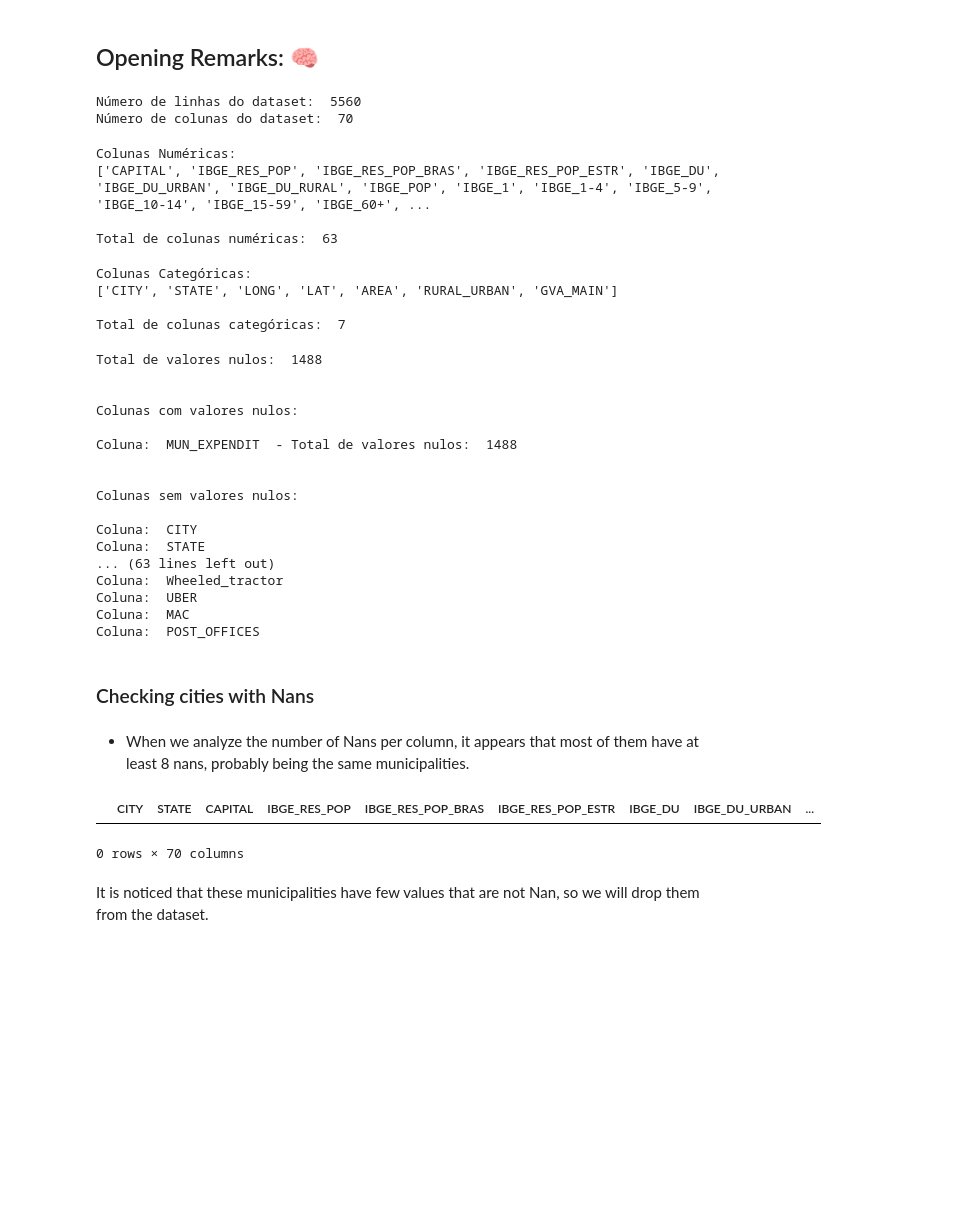
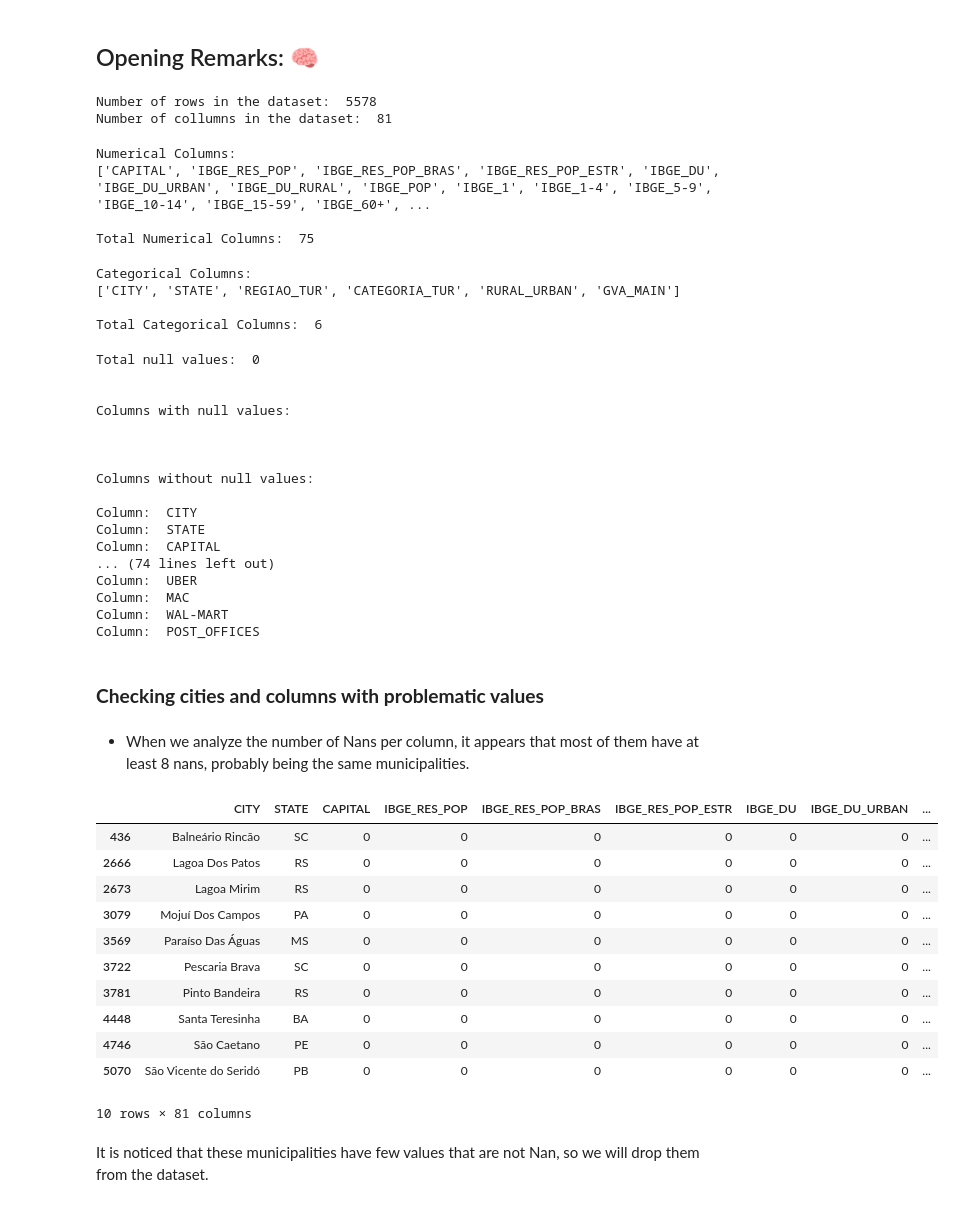
Before and after one commit to Nasiasene/ICD_project, a Jupyter notebook: ProjetoICD.ipynb, the cells around one changed output. Drawn from its saved outputs; the diff is of its cells as text; code cells hidden in the pictures; blank space fills up the shorter version.

```diff
--- a/ProjetoICD.ipynb
+++ b/ProjetoICD.ipynb
@@ -214,0 +209,3 @@ ParserError: Error tokenizing data. C error: Expected 1 fields in line 28, saw 3
+# %%
+df = pd.read_csv('BRAZIL_CITIES.csv')
+df
@@ -215,68 +226,78 @@ ParserError: Error tokenizing data. C error: Expected 1 fields in line 28, saw 3
 # %% [markdown]
 ## Opening Remarks: 🧠
 # %%
-print('Número de linhas do dataset: ', df.shape[0])
-print('Número de colunas do dataset: ', df.shape[1])
+print('Number of rows in the dataset: ', df.shape[0])
+print('Number of collumns in the dataset: ', df.shape[1])
 # %% [output]
-Número de linhas do dataset:  5560
-Número de colunas do dataset:  70
+Number of rows in the dataset:  5578
+Number of collumns in the dataset:  81
 # %%
 colunas_numericas = df.select_dtypes(include = ['float64', 'int64']).columns.tolist()
-print(f"Colunas Numéricas: \n{colunas_numericas}")
-print("\nTotal de colunas numéricas: ", len(colunas_numericas))
+print(f"Numerical Columns: \n{colunas_numericas}")
+print("\nTotal Numerical Columns: ", len(colunas_numericas))
 # %% [output]
-Colunas Numéricas:
+Numerical Columns:
 ['CAPITAL', 'IBGE_RES_POP', 'IBGE_RES_POP_BRAS', 'IBGE_RES_POP_ESTR', 'IBGE_DU', 'IBGE_DU_URBAN', 'IBGE_DU_RURAL', 'IBGE_POP', 'IBGE_1', 'IBGE_1-4', 'IBGE_5-9', 'IBGE_10-14', 'IBGE_15-59', 'IBGE_60+', ...
 
-Total de colunas numéricas:  63
+Total Numerical Columns:  75
 # %%
 colunas_categoricas = df.select_dtypes(include = ['object']).columns.tolist()
-print(f"Colunas Categóricas: \n{colunas_categoricas}")
-print("\nTotal de colunas categóricas: ", len(colunas_categoricas)) #OBS "Area?"
+print(f"Categorical Columns: \n{colunas_categoricas}")
+print("\nTotal Categorical Columns: ", len(colunas_categoricas))
 # %% [output]
-Colunas Categóricas:
-['CITY', 'STATE', 'LONG', 'LAT', 'AREA', 'RURAL_URBAN', 'GVA_MAIN']
+Categorical Columns:
+['CITY', 'STATE', 'REGIAO_TUR', 'CATEGORIA_TUR', 'RURAL_URBAN', 'GVA_MAIN']
 
-Total de colunas categóricas:  7
+Total Categorical Columns:  6
 # %%
 total_nan = df.isna().sum().sum()
-print("Total de valores nulos: ", total_nan)
+print("Total null values: ", total_nan)
 
-print("\n\nColunas com valores nulos: \n")
+print("\n\nColumns with null values: \n")
 for i in df.columns:
     if df[i].isna().sum() > 0:
-        print("Coluna: ", i, " - Total de valores nulos: ", df[i].isna().sum())
+        print("Column: ", i, " - Total null values: ", df[i].isna().sum())
 
-print("\n\nColunas sem valores nulos: \n")
+print("\n\nColumns without null values: \n")
 for i in df.columns:
     if df[i].isna().sum() == 0:
-        print("Coluna: ", i)
+        print("Column: ", i)
 # %% [output]
-Total de valores nulos:  1488
+Total null values:  0
 
 
-Colunas com valores nulos:
-
-Coluna:  MUN_EXPENDIT  - Total de valores nulos:  1488
+Columns with null values:
 
 
-Colunas sem valores nulos:
 
-Coluna:  CITY
-Coluna:  STATE
-... (63 lines left out)
-Coluna:  Wheeled_tractor
-Coluna:  UBER
-Coluna:  MAC
-Coluna:  POST_OFFICES
+Columns without null values:
+
+Column:  CITY
+Column:  STATE
+Column:  CAPITAL
+... (74 lines left out)
+Column:  UBER
+Column:  MAC
+Column:  WAL-MART
+Column:  POST_OFFICES
 # %% [markdown]
-### Checking cities with Nans
+### **Checking cities and columns with problematic values**
 # %% [markdown]
 + When we analyze the number of Nans per column, it appears that most of them have at least 8 nans, probably being the same municipalities.
 # %%
-df_test = df[df['IBGE_RES_POP'].isna()]
+df_test = df.loc[df['IBGE_RES_POP'] == 0]
 df_test
 # %% [output]
 |  | CITY | STATE | CAPITAL | IBGE_RES_POP | IBGE_RES_POP_BRAS | IBGE_RES_POP_ESTR | IBGE_DU | IBGE_DU_URBAN | ... |
+| 436 | Balneário Rincão | SC | 0 | 0 | 0 | 0 | 0 | 0 | ... |
+| 2666 | Lagoa Dos Patos | RS | 0 | 0 | 0 | 0 | 0 | 0 | ... |
+| 2673 | Lagoa Mirim | RS | 0 | 0 | 0 | 0 | 0 | 0 | ... |
+| 3079 | Mojuí Dos Campos | PA | 0 | 0 | 0 | 0 | 0 | 0 | ... |
+| 3569 | Paraíso Das Águas | MS | 0 | 0 | 0 | 0 | 0 | 0 | ... |
+| 3722 | Pescaria Brava | SC | 0 | 0 | 0 | 0 | 0 | 0 | ... |
+| 3781 | Pinto Bandeira | RS | 0 | 0 | 0 | 0 | 0 | 0 | ... |
+| 4448 | Santa Teresinha | BA | 0 | 0 | 0 | 0 | 0 | 0 | ... |
+| 4746 | São Caetano | PE | 0 | 0 | 0 | 0 | 0 | 0 | ... |
+| 5070 | São Vicente do Seridó | PB | 0 | 0 | 0 | 0 | 0 | 0 | ... |
-0 rows × 70 columns
+10 rows × 81 columns
 # %% [markdown]
```
Also changed, not shown: parts of 28 cells of this notebook.
